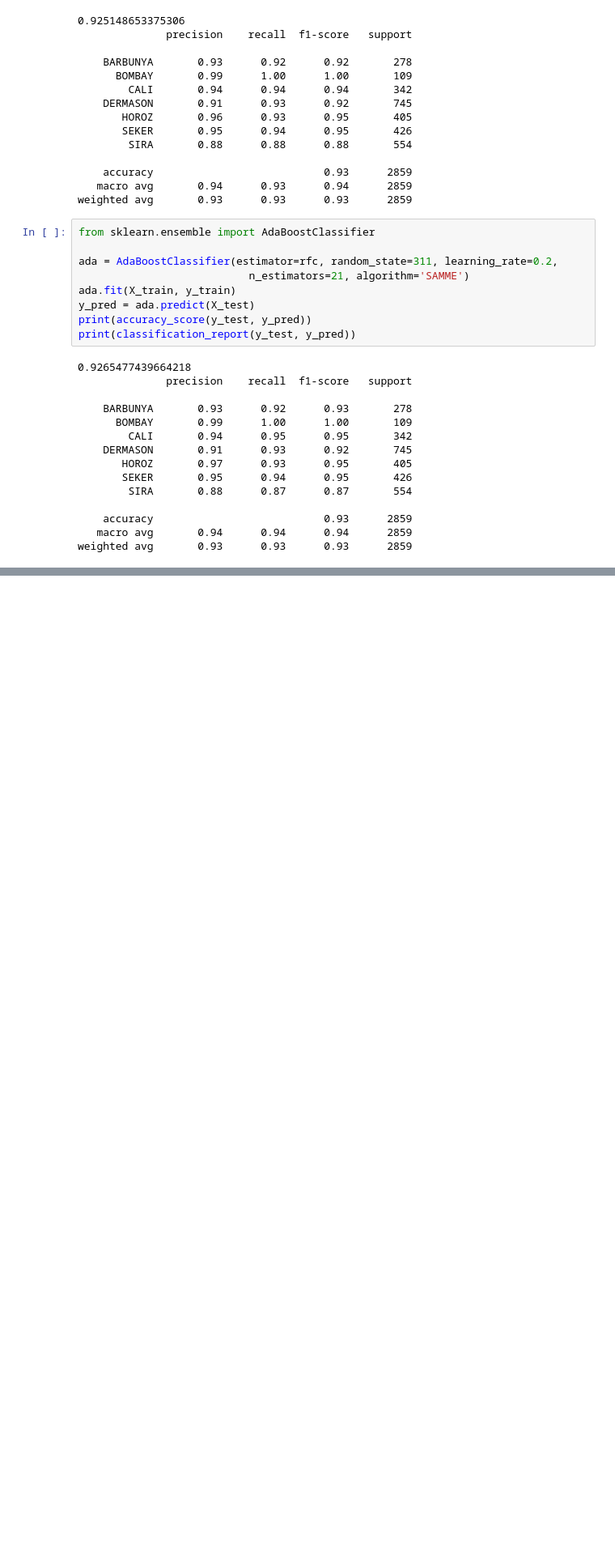
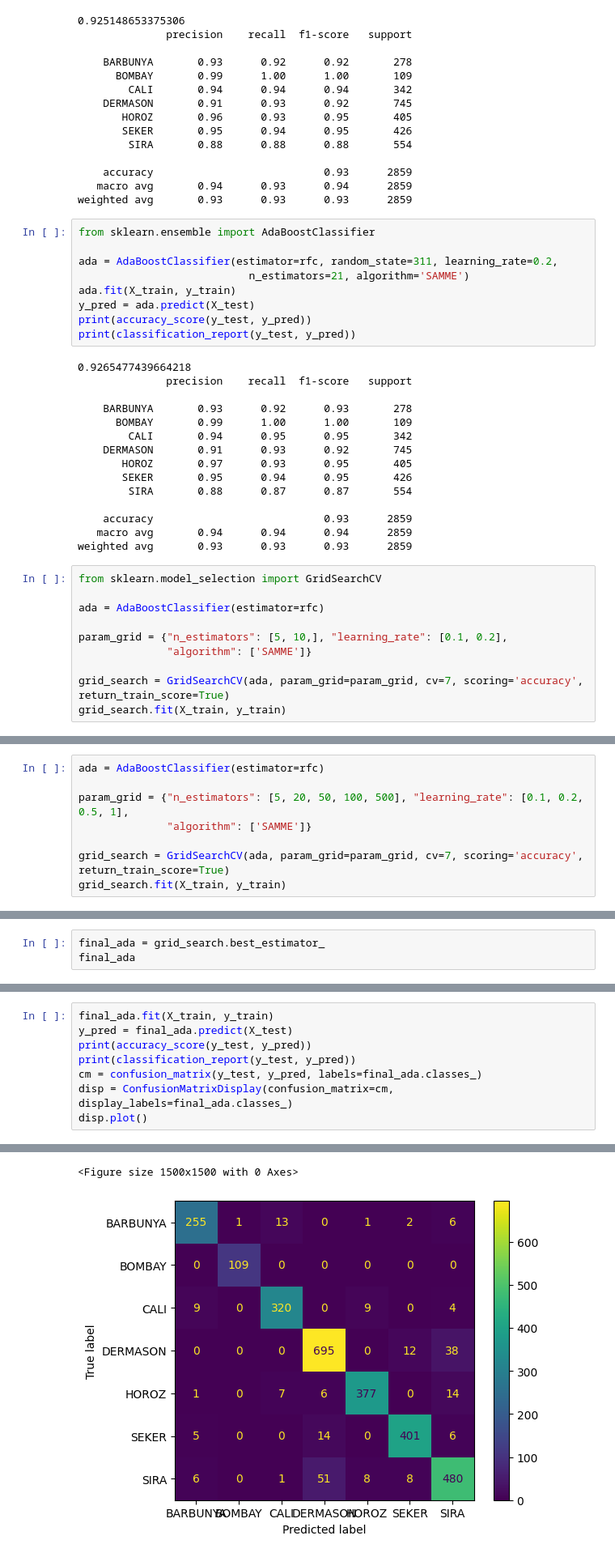
Before and after one commit to tomaszzywicki/Dry-Bean-Classification, a Jupyter notebook: notebooks/models_on_modified_data.ipynb, the cells around one changed output, grey strips where cells are left out. Shown at 81% size. Cells and saved outputs as stored; diff of their text form; blank space fills up the shorter version.

Commit message:
cross validation model test

```diff
--- a/notebooks/models_on_modified_data.ipynb
+++ b/notebooks/models_on_modified_data.ipynb
@@ -78,3 +78,13 @@ print(classification_report(y_test, y_pred))
     accuracy                           0.93      2859
    macro avg       0.94      0.94      0.94      2859
 weighted avg       0.93      0.93      0.93      2859
+# %%
+from sklearn.model_selection import GridSearchCV
+
+ada = AdaBoostClassifier(estimator=rfc)
+
+param_grid = {"n_estimators": [5, 10,], "learning_rate": [0.1, 0.2],
+              "algorithm": ['SAMME']}
+
+grid_search = GridSearchCV(ada, param_grid=param_grid, cv=7, scoring='accuracy', return_train_score=True)
+grid_search.fit(X_train, y_train)
@@ -80,0 +102,8 @@ weighted avg       0.93      0.93      0.93      2859
+# %%
+ada = AdaBoostClassifier(estimator=rfc)
+
+param_grid = {"n_estimators": [5, 20, 50, 100, 500], "learning_rate": [0.1, 0.2, 0.5, 1],
+              "algorithm": ['SAMME']}
+
+grid_search = GridSearchCV(ada, param_grid=param_grid, cv=7, scoring='accuracy', return_train_score=True)
+grid_search.fit(X_train, y_train)
@@ -80,0 +122,3 @@ weighted avg       0.93      0.93      0.93      2859
+# %%
+final_ada = grid_search.best_estimator_
+final_ada
@@ -80,0 +136,9 @@ weighted avg       0.93      0.93      0.93      2859
+# %%
+final_ada.fit(X_train, y_train)
+y_pred = final_ada.predict(X_test)
+print(accuracy_score(y_test, y_pred))
+print(classification_report(y_test, y_pred))
+cm = confusion_matrix(y_test, y_pred, labels=final_ada.classes_)
+disp = ConfusionMatrixDisplay(confusion_matrix=cm, display_labels=final_ada.classes_)
+disp.plot()
+# %% [output]
@@ -80,0 +160,2 @@ weighted avg       0.93      0.93      0.93      2859
+<Figure size 1500x1500 with 0 Axes>
+[figure, added]
```
Also changed, not shown: parts of 6 cells of this notebook, 1 other file.
